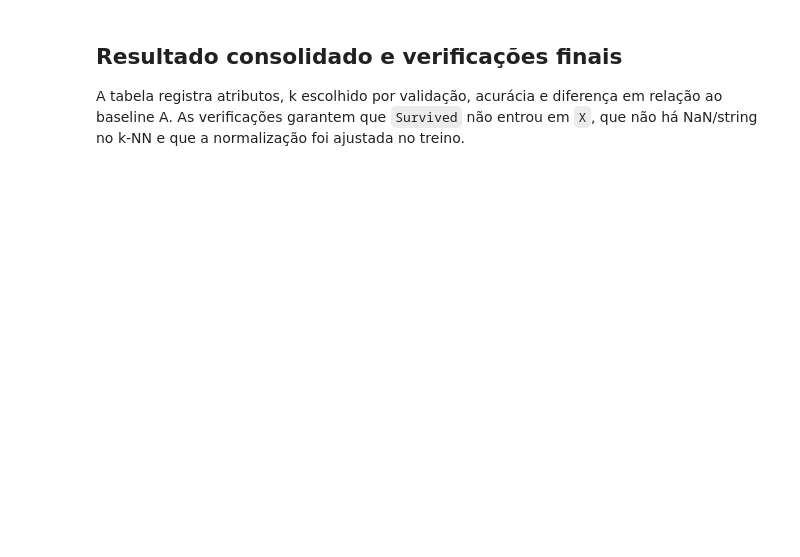
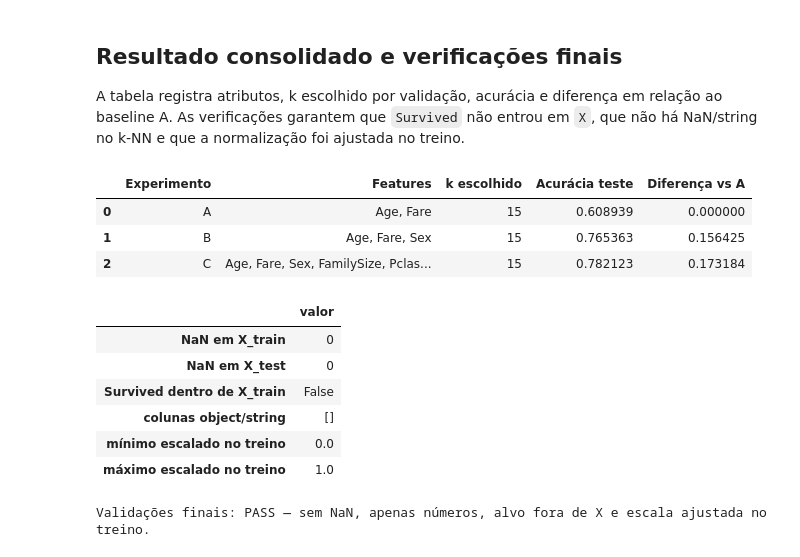
Before and after one commit to wellingtonspdev/knn-titanic-fatec, a Jupyter notebook: notebooks/knn_titanic.ipynb, the cells around one changed output. Saved outputs shown, nothing was run; the diff lists cells and outputs as text; code cells hidden in the pictures; blank space fills up the shorter version.

```diff
--- a/notebooks/knn_titanic.ipynb
+++ b/notebooks/knn_titanic.ipynb
@@ -192,18 +396,45 @@ A tabela registra atributos, k escolhido por validação, acurácia e diferença
 # %%
 summary = pd.DataFrame([
     {
         'Experimento': label,
         'Features': ', '.join(result['features']),
         'k escolhido': result['k'],
         'Acurácia teste': result['accuracy'],
         'Diferença vs A': result['accuracy'] - experiments['A']['accuracy'],
     }
     for label, result in experiments.items()
 ])
 display(summary)
 
-assert 'Survived' not in train_prepared.columns
-assert train_prepared.isna().sum().sum() == 0
-assert test_prepared.isna().sum().sum() == 0
-assert all(pd.api.types.is_numeric_dtype(dtype) for dtype in train_prepared.dtypes)
+X_train = experiments['C']['X_train']
+X_test = experiments['C']['X_test']
+scaled_columns = ['Age', 'Fare', 'FamilySize']
+sanity = pd.Series({
+    'NaN em X_train': int(X_train.isna().sum().sum()),
+    'NaN em X_test': int(X_test.isna().sum().sum()),
+    'Survived dentro de X_train': 'Survived' in X_train.columns,
+    'colunas object/string': X_train.select_dtypes(include=['object', 'string']).columns.tolist(),
+    'mínimo escalado no treino': float(X_train[scaled_columns].min().min()),
+    'máximo escalado no treino': float(X_train[scaled_columns].max().max()),
+})
+display(sanity.to_frame('valor'))
+assert sanity['NaN em X_train'] == 0
+assert sanity['NaN em X_test'] == 0
+assert sanity['Survived dentro de X_train'] is False
+assert sanity['colunas object/string'] == []
+assert abs(sanity['mínimo escalado no treino'] - 0.0) < 1e-12
+assert abs(sanity['máximo escalado no treino'] - 1.0) < 1e-12
 print('Validações finais: PASS — sem NaN, apenas números, alvo fora de X e escala ajustada no treino.')
+# %% [output]
+|  | Experimento | Features | k escolhido | Acurácia teste | Diferença vs A |
+| 0 | A | Age, Fare | 15 | 0.608939 | 0.000000 |
+| 1 | B | Age, Fare, Sex | 15 | 0.765363 | 0.156425 |
+| 2 | C | Age, Fare, Sex, FamilySize, Pclas... | 15 | 0.782123 | 0.173184 |
+|  | valor |
+| NaN em X_train | 0 |
+| NaN em X_test | 0 |
+| Survived dentro de X_train | False |
+| colunas object/string | [] |
+| mínimo escalado no treino | 0.0 |
+| máximo escalado no treino | 1.0 |
+Validações finais: PASS — sem NaN, apenas números, alvo fora de X e escala ajustada no treino.
```
Also changed, not shown: parts of 14 cells of this notebook, 8 other files.
